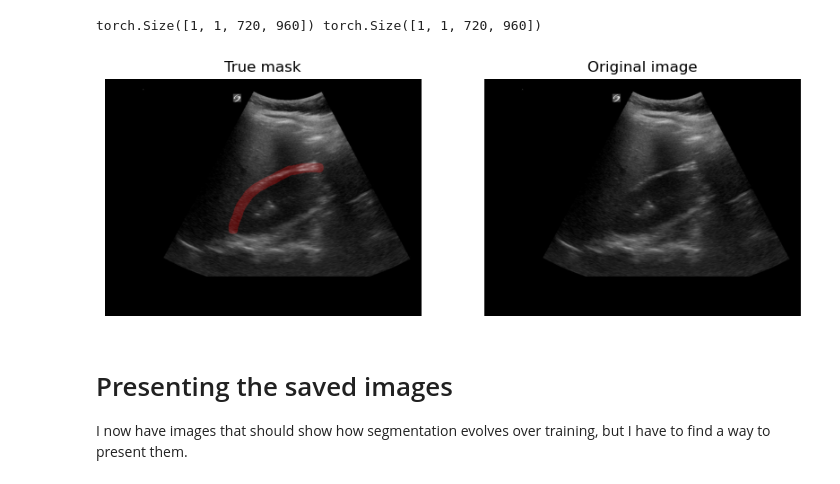
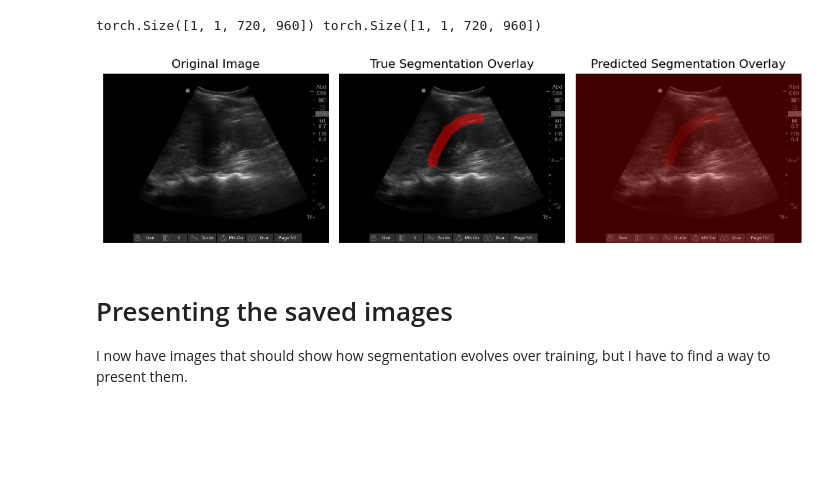
Before and after one commit to NathanMcNaughton/ucsf_fast, a Jupyter notebook: notebooks/segmentation_visualizer_test.ipynb, the cells around one changed output. Saved outputs shown, nothing was run; the diff lists cells and outputs as text; code cells hidden in the pictures; blank space fills up the shorter version.

Commit message:
Finally fixed the segmentation visualization function.

```diff
--- a/notebooks/segmentation_visualizer_test.ipynb
+++ b/notebooks/segmentation_visualizer_test.ipynb
@@ -33,10 +33,10 @@ torch.Size([1, 1, 720, 960]) torch.Size([1, 1, 720, 960])
 # %%
 ex_image = train_img[0]
 ex_label = train_label[0]
 
-visualize_segmentation_overlay(ex_image, ex_label)
+visualize_segmentation_overlay(ex_image, mask_tensor_true=ex_label,mask_tensor_pred=ex_label, alpha=0.5)
 # %% [output]
-[figure, old version]
+[figure, new version]
 # %% [markdown]
 # Presenting the saved images
 
```
Also changed, not shown: 4 other files.
